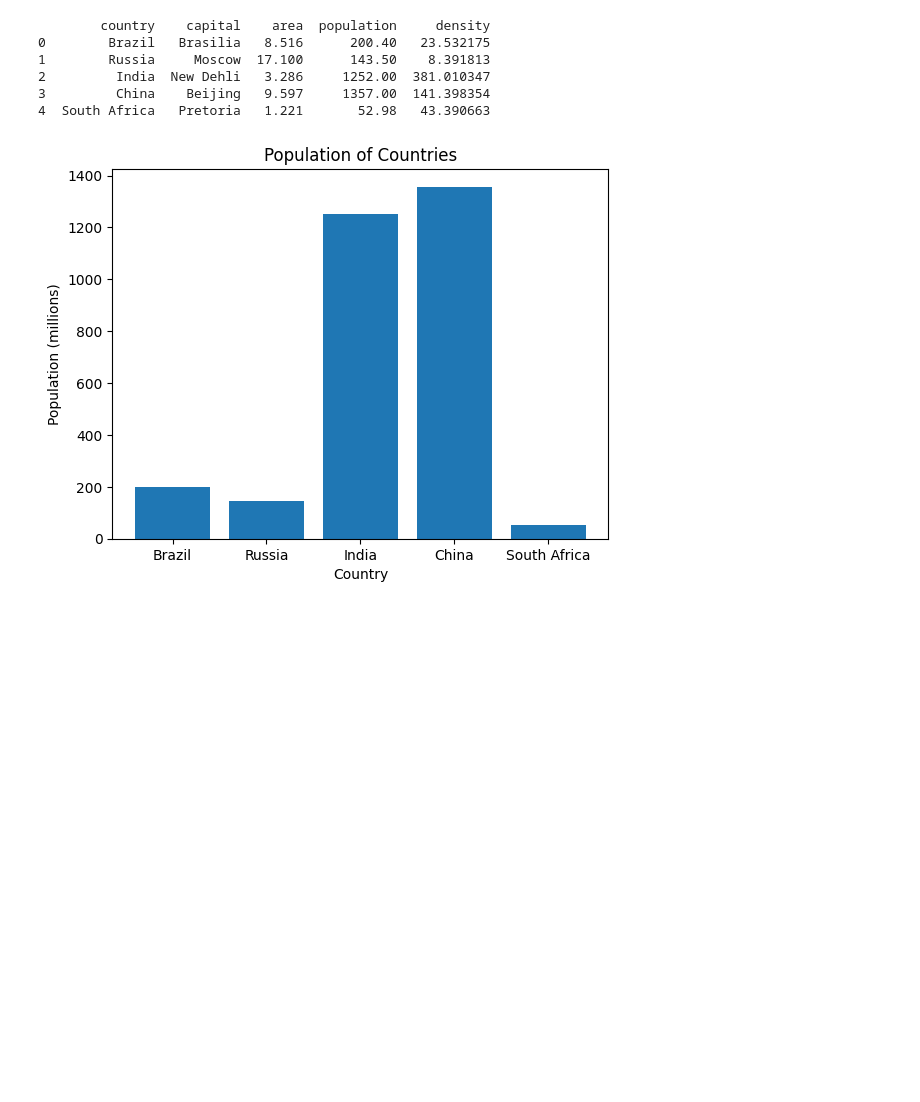
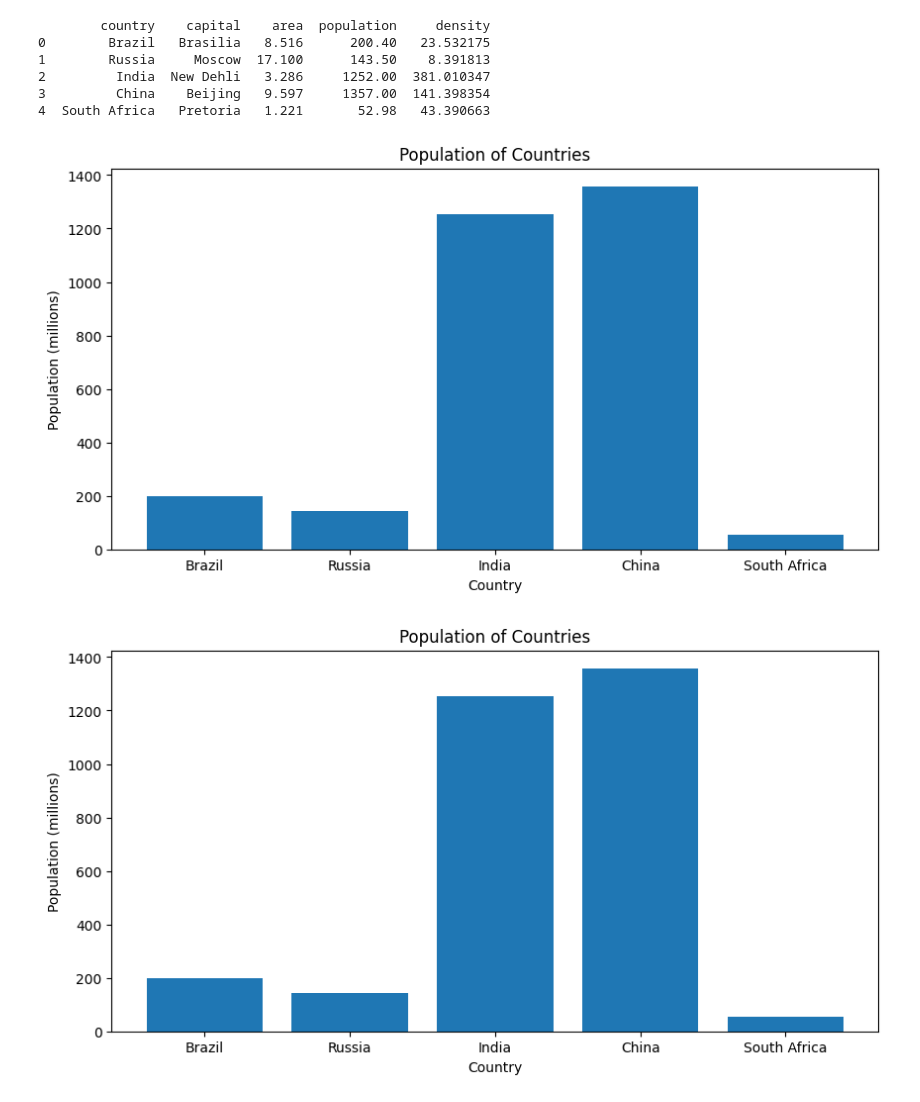
Before and after one commit to kuttelbalint/BEVADAT2022232, a Jupyter notebook: GYAK/GYAK04/GYAK04.ipynb, the cells around one changed output. Drawn from its saved outputs; the diff is of its cells as text; code cells hidden in the pictures; blank space fills up the shorter version.

Commit message:
changes to return types for diagram functions, .py file exported again

```diff
--- a/GYAK/GYAK04/GYAK04.ipynb
+++ b/GYAK/GYAK04/GYAK04.ipynb
@@ -109,15 +109,17 @@ függvény neve: plot_population
 # %%
 def plot_population(test_df):
     new_df = test_df.copy()
     countries = new_df.country.tolist()
     population = new_df.population.tolist()
-
+    fig = plt.figure(figsize = (10, 5))
     plt.bar(countries, population)
     plt.xlabel('Country')
     plt.ylabel('Population (millions)')
     plt.title('Population of Countries')
+    return fig
 # %% [output]
-[figure, old version]
+[figure, new version]
+[figure, added]
 # %%
 '''
 Készíts egy függvényt, ami a bemeneti Dataframe adatai alapján elkészít egy olyan kördiagramot,
```
Also changed, not shown: parts of 1 cell of this notebook, 1 other file.
